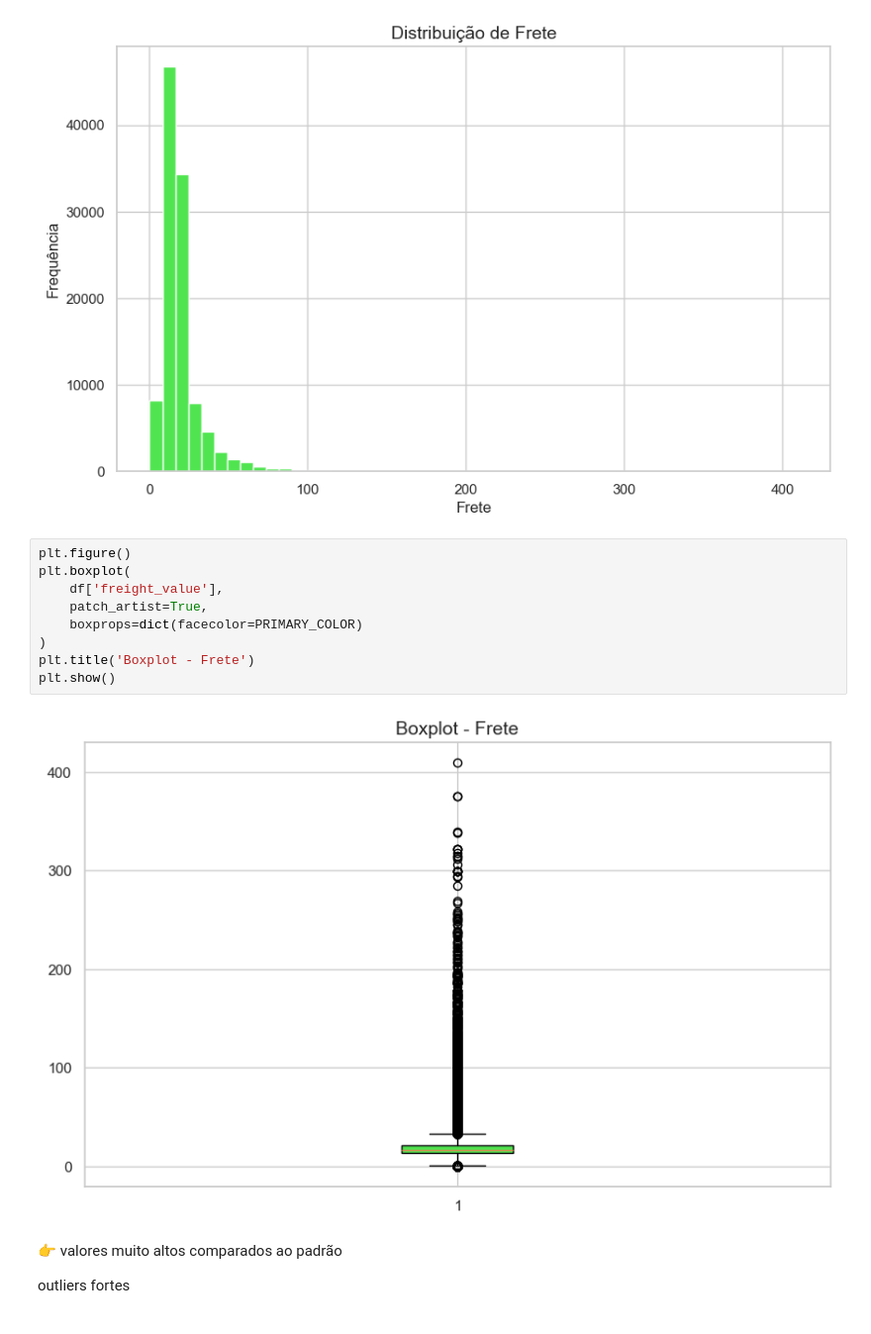
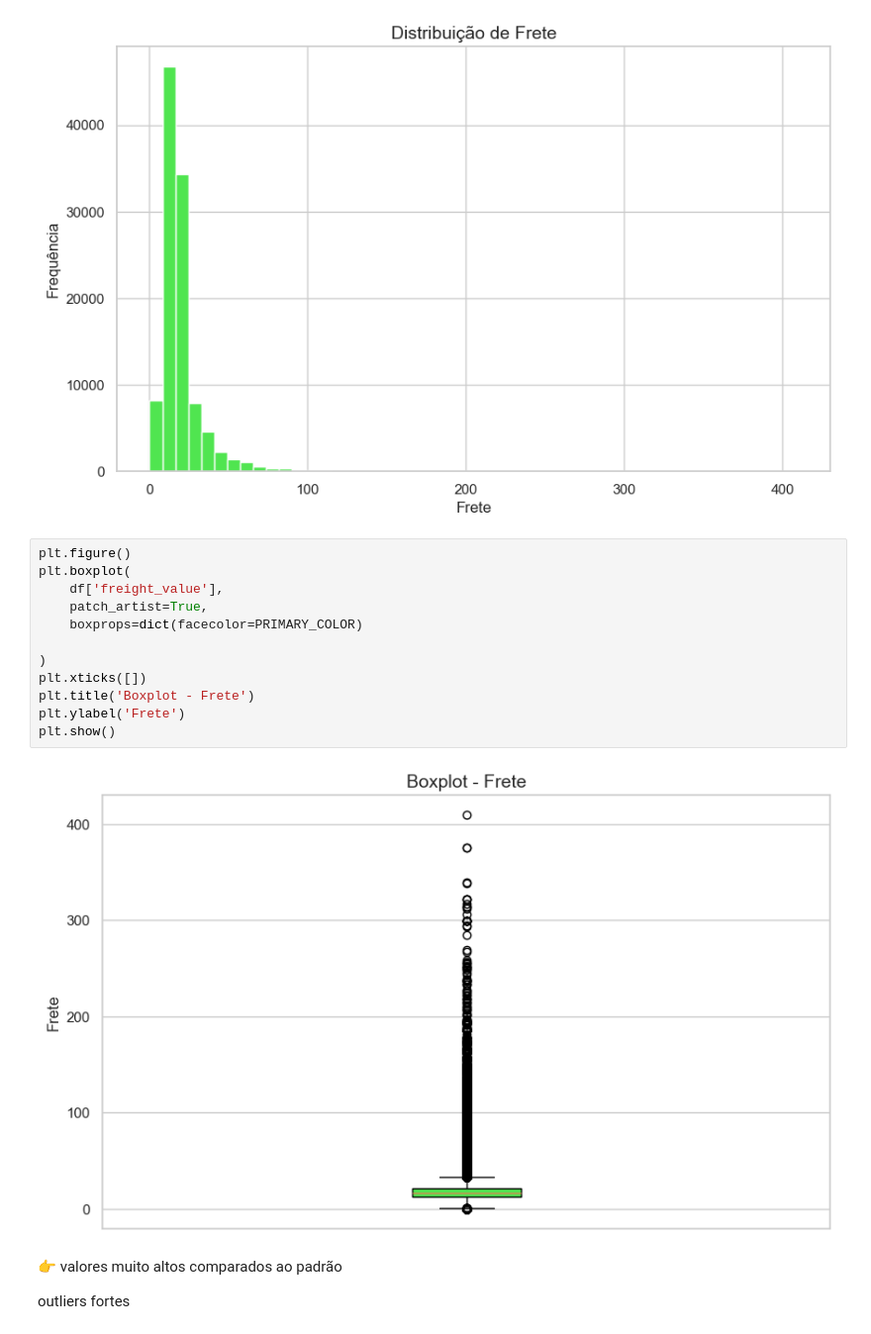
Before and after one commit to Graciliana/ADA_Elas_Tech-Sistema-Inteligente-de-Compras, a Jupyter notebook: notebooks/03_data_preparation.ipynb, the cells around one changed output. Shown at 99% size. Drawn from its saved outputs; the diff is of its cells as text.

```diff
--- a/notebooks/03_data_preparation.ipynb
+++ b/notebooks/03_data_preparation.ipynb
@@ -296,14 +302,17 @@ plt.show()
 # %%
 plt.figure()
 plt.boxplot(
     df['freight_value'],
     patch_artist=True,
     boxprops=dict(facecolor=PRIMARY_COLOR)
+
 )
+plt.xticks([])
 plt.title('Boxplot - Frete')
+plt.ylabel('Frete')
 plt.show()
 # %% [output]
-[figure, old version]
+[figure, new version]
 # %% [markdown]
 👉 valores muito altos comparados ao padrão
 
```
Also changed, not shown: parts of 5 cells of this notebook.
